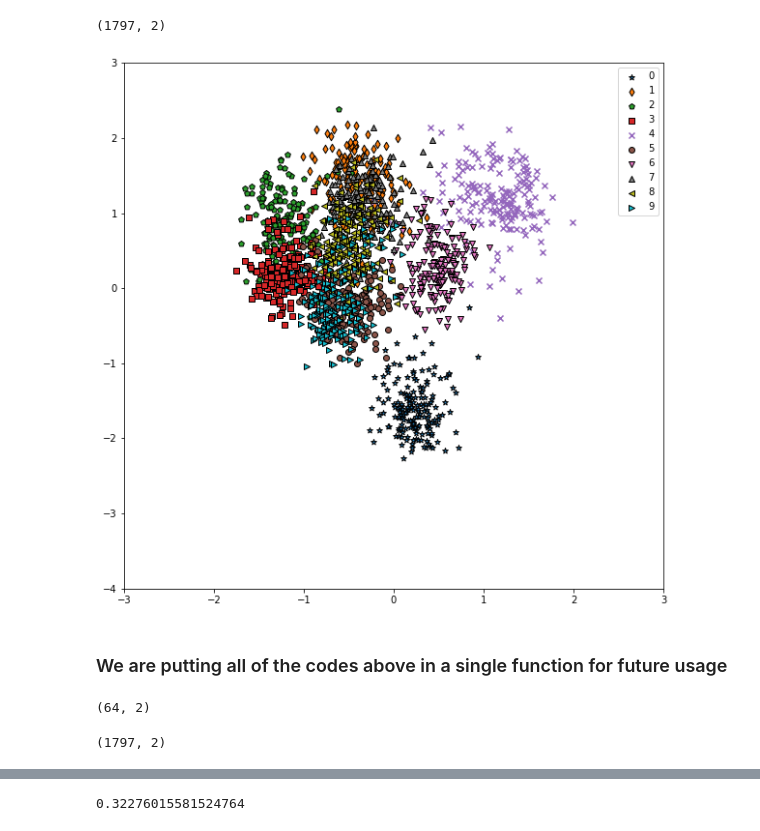
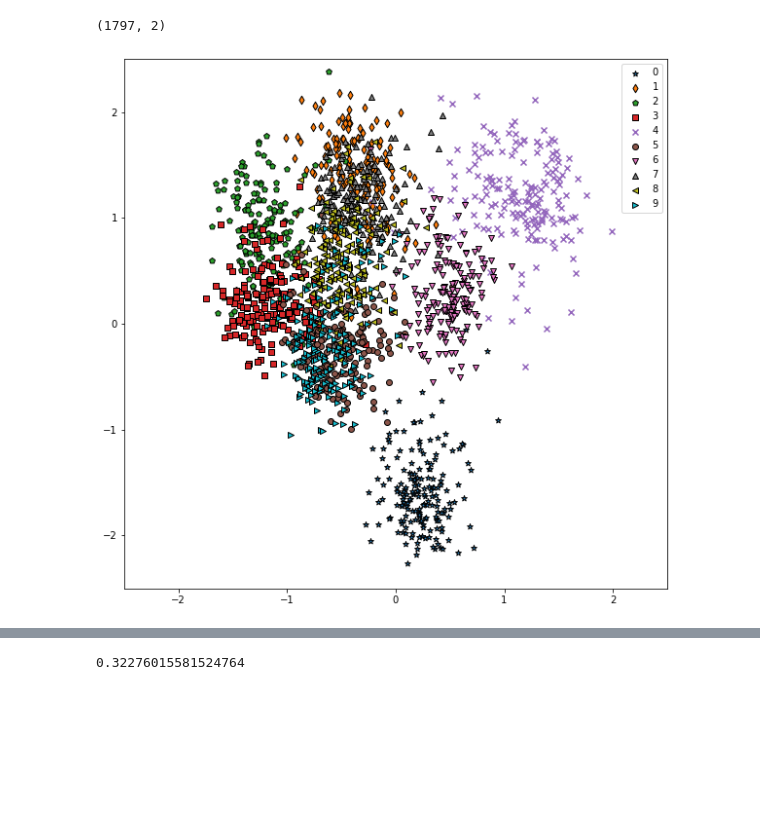
Before and after one commit to adib2149/data-science-experiments, a Jupyter notebook: homework1/LDAGaussianDigit.ipynb, the cells around one changed output, grey strips where cells are left out. Saved outputs shown, nothing was run; the diff lists cells and outputs as text; code cells hidden in the pictures; blank space fills up the shorter version.

```diff
--- a/homework1/LDAGaussianDigit.ipynb
+++ b/homework1/LDAGaussianDigit.ipynb
@@ -249,18 +249,16 @@ reduced_X.shape
 # %%
 # plotting the 2D points based on class labels
 fig = plt.figure(figsize=(10,10))
 ax0 = fig.add_subplot(111)
-ax0.set_xlim(-3,3)
-ax0.set_ylim(-4,3)
+ax0.set_xlim(-2.5,2.5)
+ax0.set_ylim(-2.5,2.5)
 
 markers = ['*','d','p','s','x','o','v','^','<','>']
 
 for l,m in zip(np.unique(y), markers):
     ax0.scatter(reduced_X[0][y==l], reduced_X[1][y==l], marker=m, label=l, edgecolors='black')
 ax0.legend(loc='upper right')
 
 plt.show()
 # %% [output]
-[figure, old version]
+[figure, new version]
-# %% [markdown]
-### We are putting all of the codes above in a single function for future usage
@@ -304,9 +265 @@ w, reduced_X = lda(X, y)
-# %%
-w.shape
-# %% [output]
-(64, 2)
-# %%
-reduced_X.shape
-# %% [output]
-(1797, 2)
 # %% [markdown]
```
Also changed, not shown: parts of 19 cells of this notebook.
